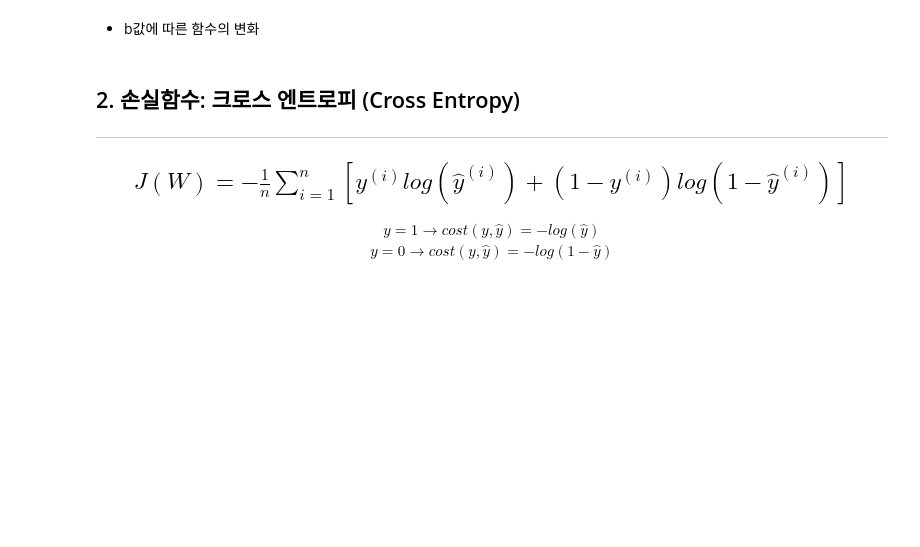
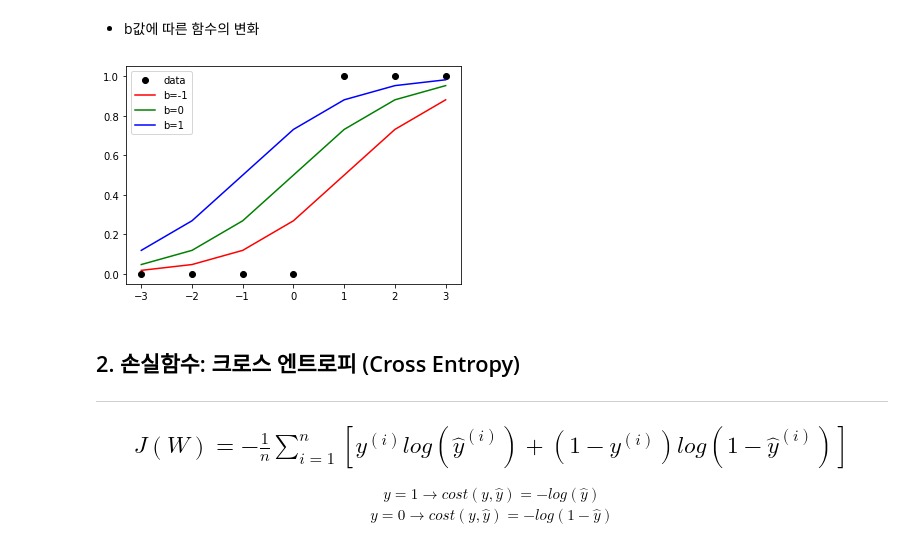
Before and after one commit to josooik/Lecture_deeplearning_basic, a Jupyter notebook: 2_LogisticRegression.ipynb, the cells around one changed output. Cells and saved outputs as stored; diff of their text form; code cells hidden in the pictures; blank space fills up the shorter version.

```diff
--- a/2_LogisticRegression.ipynb
+++ b/2_LogisticRegression.ipynb
@@ -68,5 +109,16 @@ from tensorflow.keras import optimizers
 # %% [markdown]
 * b값에 따른 함수의 변화
+# %%
+plt.plot(x, y , marker='o', linestyle='', color='k')
+
+plt.plot(x, hypothesis(x, b=-1), color='r')
+plt.plot(x, hypothesis(x, b=0), color='g')
+plt.plot(x, hypothesis(x, b=1), color='b')
+
+plt.legend(['data', 'b=-1','b=0','b=1'])
+plt.show()
+# %% [output]
+[figure, added]
 # %% [markdown]
 ## 2. 손실함수: 크로스 엔트로피 (Cross Entropy)
 ---
```
Also changed, not shown: parts of 20 cells of this notebook.
